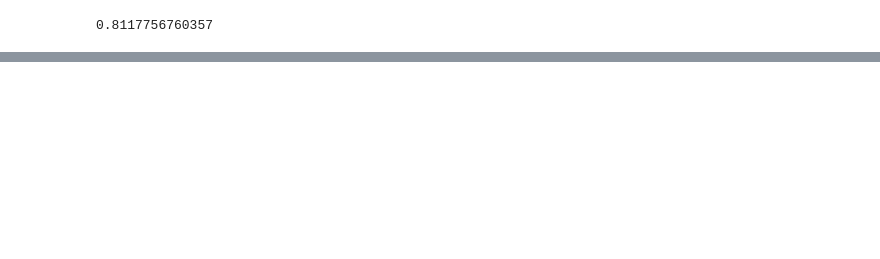
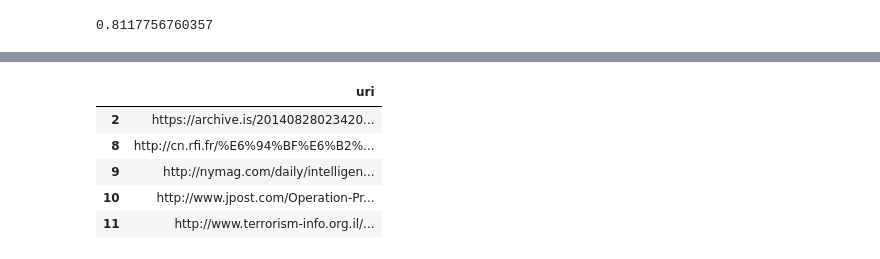
Before and after one commit to cjer/zuk, a Jupyter notebook: zuk_wayback.ipynb, the cells around one changed output, grey strips where cells are left out. Saved outputs shown, nothing was run; the diff lists cells and outputs as text; code cells hidden in the pictures; blank space fills up the shorter version.

```diff
--- a/zuk_wayback.ipynb
+++ b/zuk_wayback.ipynb
@@ -160,0 +740,11 @@ wb_exp.dropna().shape[0] / wb_exp.shape[0]
+# %%
+unique_uris_raw = pd.concat([df.uri, df.uri_unsh_no_clean]).drop_duplicates()
+unique_uris_raw = unique_uris_raw[~(unique_uris_raw.str.contains('archive.org').fillna(False))].to_frame().rename(columns={0: 'uri'})
+unique_uris_raw.head()
+# %% [output]
+|  | uri |
+| 2 | https://archive.is/20140828023420... |
+| 8 | http://cn.rfi.fr/%E6%94%BF%E6%B2%... |
+| 9 | http://nymag.com/daily/intelligen... |
+| 10 | http://www.jpost.com/Operation-Pr... |
+| 11 | http://www.terrorism-info.org.il/... |
```
Also changed, not shown: parts of 58 cells of this notebook, 3 other files.
